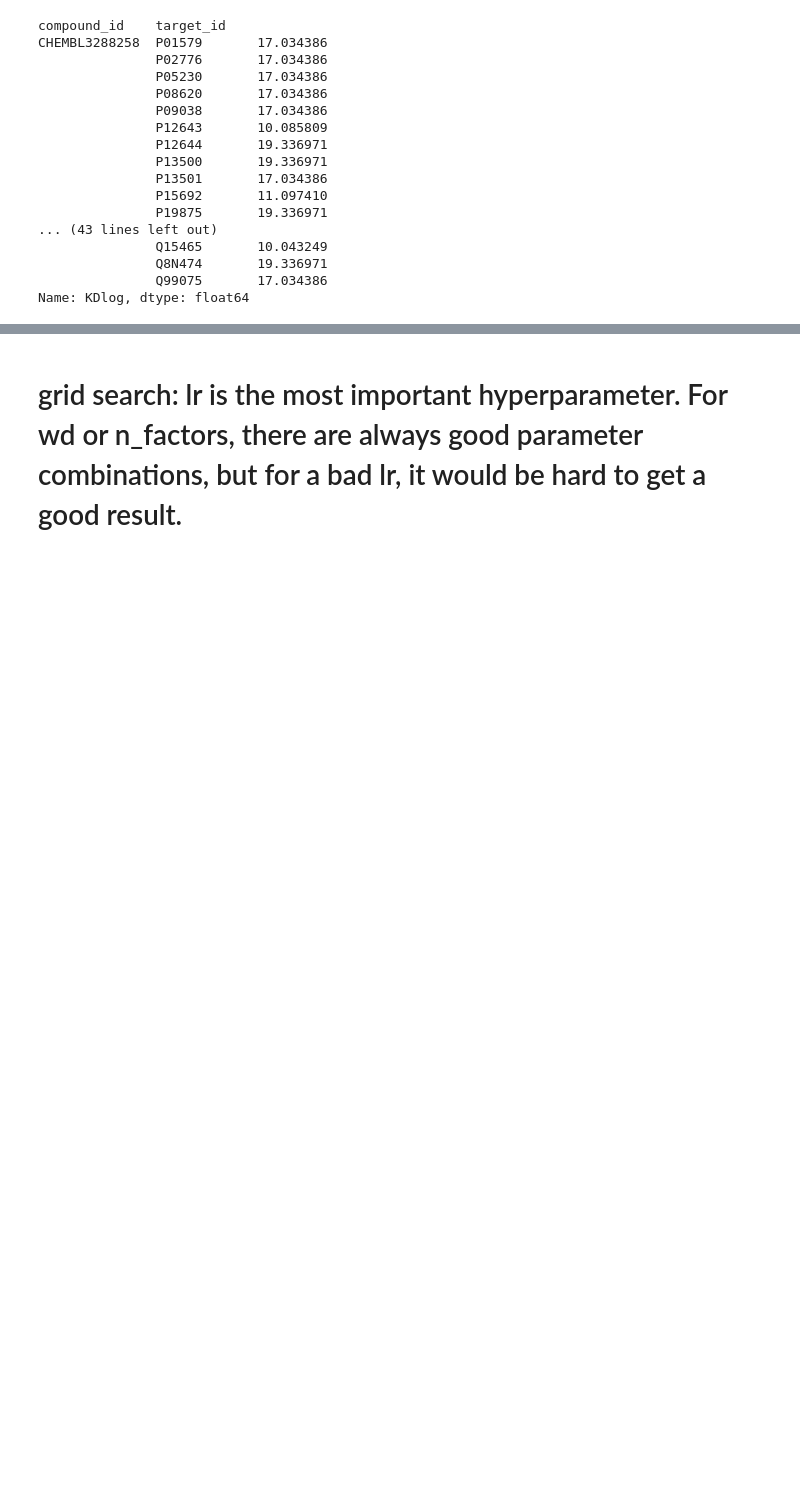
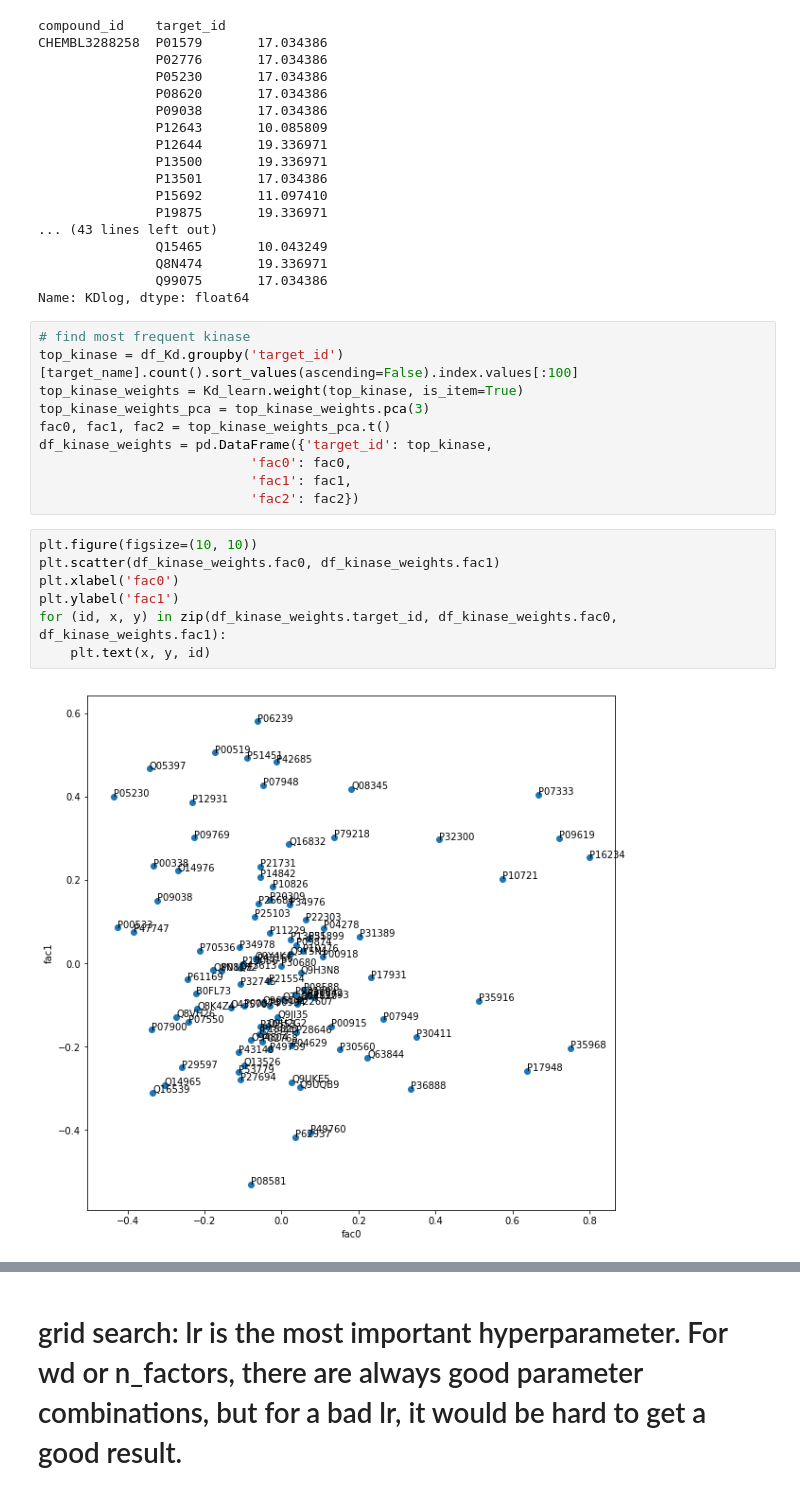
Before and after one commit to ohliumliu/fastai_v3, a Jupyter notebook: nbs/dl1/kinase/kinase.ipynb, the cells around one changed output, grey strips where cells are left out. Saved outputs shown, nothing was run; the diff lists cells and outputs as text; blank space fills up the shorter version.

Commit message:
add Metz kinase data analysis

```diff
--- a/nbs/dl1/kinase/kinase.ipynb
+++ b/nbs/dl1/kinase/kinase.ipynb
@@ -563,3 +587,22 @@ CHEMBL3288258  P01579       17.034386
                Q8N474       19.336971
                Q99075       17.034386
 Name: KDlog, dtype: float64
+# %%
+# find most frequent kinase
+top_kinase = df_Kd.groupby('target_id')[target_name].count().sort_values(ascending=False).index.values[:100]
+top_kinase_weights = Kd_learn.weight(top_kinase, is_item=True)
+top_kinase_weights_pca = top_kinase_weights.pca(3)
+fac0, fac1, fac2 = top_kinase_weights_pca.t()
+df_kinase_weights = pd.DataFrame({'target_id': top_kinase,
+                           'fac0': fac0,
+                           'fac1': fac1,
+                           'fac2': fac2})
+# %%
+plt.figure(figsize=(10, 10))
+plt.scatter(df_kinase_weights.fac0, df_kinase_weights.fac1)
+plt.xlabel('fac0')
+plt.ylabel('fac1')
+for (id, x, y) in zip(df_kinase_weights.target_id, df_kinase_weights.fac0, df_kinase_weights.fac1):
+    plt.text(x, y, id)
+# %% [output]
+[figure, added]
```
Also changed, not shown: parts of 27 cells of this notebook, 1 other file.
